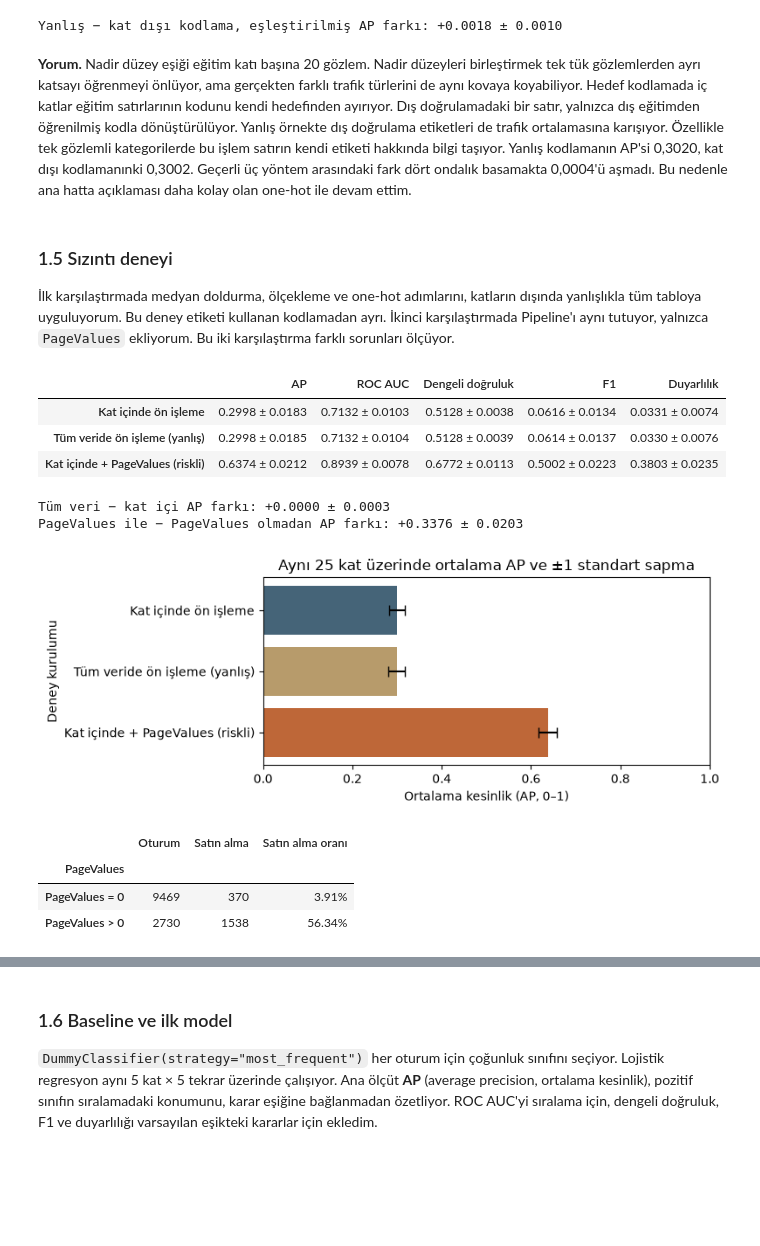
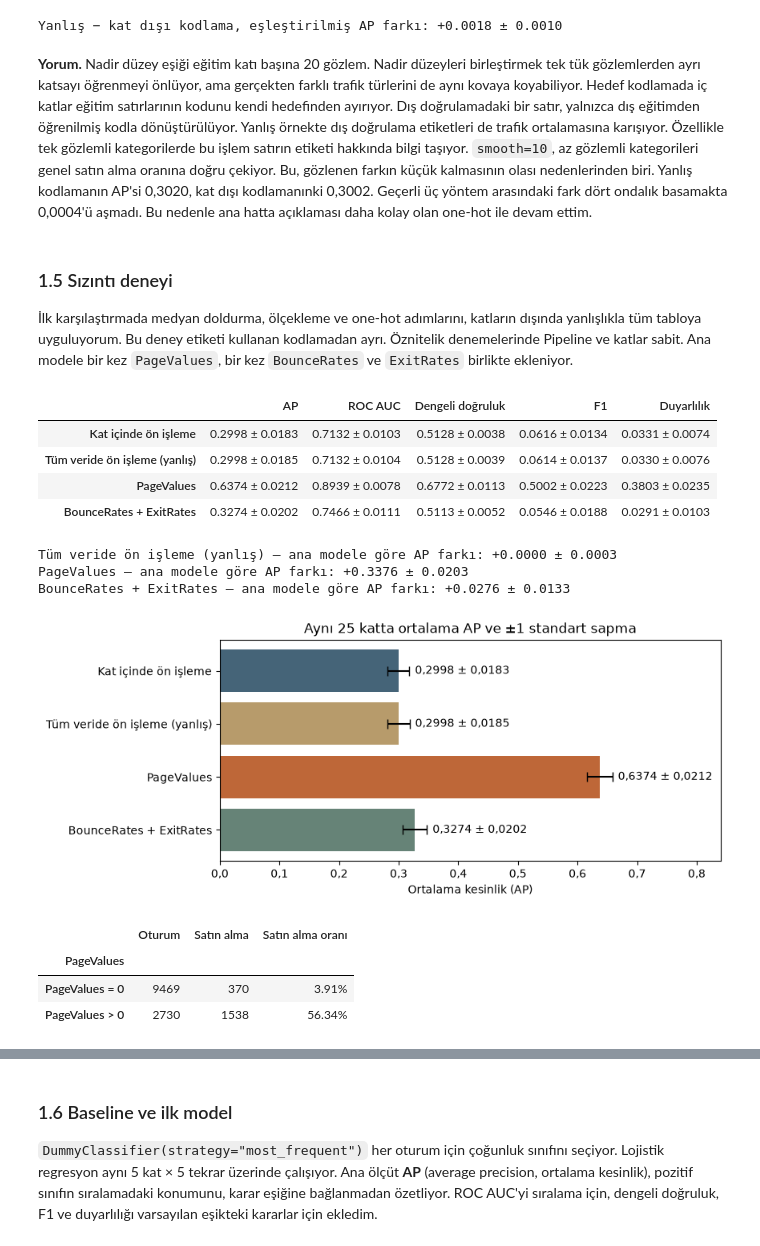
Before and after one commit to EmircanDemirTR/bil545-online-alisveris, a Jupyter notebook: proje1/BIL545_Proje1_EmircanDemir.ipynb, the cells around one changed output, grey strips where cells are left out. Saved outputs shown, nothing was run; the diff lists cells and outputs as text; code cells hidden in the pictures; blank space fills up the shorter version.

```diff
--- a/proje1/BIL545_Proje1_EmircanDemir.ipynb
+++ b/proje1/BIL545_Proje1_EmircanDemir.ipynb
@@ -415,55 +421,58 @@ print("Yanlış − kat dışı kodlama, eşleştirilmiş AP farkı:",
 | Tüm etiketlerle hedef kodlama (ya... | 0.3020 ± 0.0182 | 0.7153 ± 0.0107 | 0.5114 ± 0.0040 | 0.0562 ± 0.0136 | 0.0301 ± 0.0075 |
 Yanlış − kat dışı kodlama, eşleştirilmiş AP farkı: +0.0018 ± 0.0010
 # %% [markdown]
-**Yorum.** Nadir düzey eşiği eğitim katı başına 20 gözlem. Nadir düzeyleri birleştirmek tek tük gözlemlerden ayrı katsayı öğrenmeyi önlüyor, ama gerçekten farklı trafik türlerini de aynı kovaya koyabiliyor. Hedef kodlamada iç katlar eğitim satırlarının kodunu kendi hedefinden ayırıyor. Dış doğrulamadaki bir satır, yalnızca dış eğitimden öğrenilmiş kodla dönüştürülüyor. Yanlış örnekte dış doğrulama etiketleri de trafik ortalamasına karışıyor. Özellikle tek gözlemli kategorilerde bu işlem satırın kendi etiketi hakkında bilgi taşıyor. Yanlış kodlamanın AP'si 0,3020, kat dışı kodlamanınki 0,3002. Geçerli üç yöntem arasındaki fark dört ondalık basamakta 0,0004'ü aşmadı. Bu nedenle ana hatta açıklaması daha kolay olan one-hot ile devam ettim.
+**Yorum.** Nadir düzey eşiği eğitim katı başına 20 gözlem. Nadir düzeyleri birleştirmek tek tük gözlemlerden ayrı katsayı öğrenmeyi önlüyor, ama gerçekten farklı trafik türlerini de aynı kovaya koyabiliyor. Hedef kodlamada iç katlar eğitim satırlarının kodunu kendi hedefinden ayırıyor. Dış doğrulamadaki bir satır, yalnızca dış eğitimden öğrenilmiş kodla dönüştürülüyor. Yanlış örnekte dış doğrulama etiketleri de trafik ortalamasına karışıyor. Özellikle tek gözlemli kategorilerde bu işlem satırın etiketi hakkında bilgi taşıyor. `smooth=10`, az gözlemli kategorileri genel satın alma oranına doğru çekiyor. Bu, gözlenen farkın küçük kalmasının olası nedenlerinden biri. Yanlış kodlamanın AP'si 0,3020, kat dışı kodlamanınki 0,3002. Geçerli üç yöntem arasındaki fark dört ondalık basamakta 0,0004'ü aşmadı. Bu nedenle ana hatta açıklaması daha kolay olan one-hot ile devam ettim.
 # %% [markdown]
 ### 1.5 Sızıntı deneyi
 
-İlk karşılaştırmada medyan doldurma, ölçekleme ve one-hot adımlarını, katların dışında yanlışlıkla tüm tabloya uyguluyorum. Bu deney etiketi kullanan kodlamadan ayrı. İkinci karşılaştırmada Pipeline'ı aynı tutuyor, yalnızca `PageValues` ekliyorum. Bu iki karşılaştırma farklı sorunları ölçüyor.
+İlk karşılaştırmada medyan doldurma, ölçekleme ve one-hot adımlarını, katların dışında yanlışlıkla tüm tabloya uyguluyorum. Bu deney etiketi kullanan kodlamadan ayrı. Öznitelik denemelerinde Pipeline ve katlar sabit. Ana modele bir kez `PageValues`, bir kez `BounceRates` ve `ExitRates` birlikte ekleniyor.
 # %%
 # Bilerek yanlış: StandardScaler ve kodlayıcı test katının X değerlerini görüyor.
 all_preprocessed = preprocessing().fit_transform(X)
 global_score = fold_scores(LogisticRegression(max_iter=1000), all_preprocessed)
 
-page_value_score = fold_scores(
-    logistic(preprocessing(extra_numeric=["PageValues"])),
-    X.assign(PageValues=df_clean["PageValues"]),
-)
 correct_score = encoding_scores["One-hot"]
 leakage_scores = {
     "Kat içinde ön işleme": correct_score,
     "Tüm veride ön işleme (yanlış)": global_score,
-    "Kat içinde + PageValues (riskli)": page_value_score,
 }
+for columns in (["PageValues"], ["BounceRates", "ExitRates"]):
+    model = logistic(preprocessing(extra_numeric=columns))
+    leakage_scores[" + ".join(columns)] = fold_scores(model, df_clean[features + columns])
+
 display(score_summary(leakage_scores))
-print("Tüm veri − kat içi AP farkı:", paired_ap(correct_score, global_score))
-print("PageValues ile − PageValues olmadan AP farkı:", paired_ap(correct_score, page_value_score))
+for name, scores in list(leakage_scores.items())[1:]:
+    print(f"{name} — ana modele göre AP farkı:", paired_ap(correct_score, scores))
 
-means = [table["AP"].mean() for table in leakage_scores.values()]
-stds = [table["AP"].std() for table in leakage_scores.values()]
-fig, ax = plt.subplots(figsize=(8, 3.1))
-ax.barh(list(leakage_scores), means, xerr=stds, capsize=4,
-        color=["#456478", "#b79b6b", "#be6738"])
+means = [scores["AP"].mean() for scores in leakage_scores.values()]
+stds = [scores["AP"].std() for scores in leakage_scores.values()]
+fig, ax = plt.subplots(figsize=(8.5, 3.5), layout="constrained")
+bars = ax.barh(list(leakage_scores), means, xerr=stds, capsize=4,
+               color=["#456478", "#b79b6b", "#be6738", "#668377"])
+ap_labels = [f"{mean:.4f} ± {std:.4f}".replace(".", ",") for mean, std in zip(means, stds)]
+ax.bar_label(bars, labels=ap_labels, padding=5)
 ax.invert_yaxis()
-ax.set(xlabel="Ortalama kesinlik (AP, 0–1)", ylabel="Deney kurulumu",
-       title="Aynı 25 kat üzerinde ortalama AP ve ±1 standart sapma", xlim=(0, 1))
-plt.tight_layout()
+ax.set(xlabel="Ortalama kesinlik (AP)", xlim=(0, 0.84),
+       title="Aynı 25 katta ortalama AP ve ±1 standart sapma")
+ax.xaxis.set_major_formatter(lambda value, _: f"{value:.1f}".replace(".", ","))
 plt.show()
 
 page_groups = (
     df_clean.groupby(df_clean["PageValues"].gt(0))[target].agg(["size", "sum", "mean"])
     .rename(index={False: "PageValues = 0", True: "PageValues > 0"},
             columns={"size": "Oturum", "sum": "Satın alma", "mean": "Satın alma oranı"})
 )
 display(page_groups.style.format({"Satın alma oranı": "{:.2%}"}))
 # %% [output]
 |  | AP | ROC AUC | Dengeli doğruluk | F1 | Duyarlılık |
 | Kat içinde ön işleme | 0.2998 ± 0.0183 | 0.7132 ± 0.0103 | 0.5128 ± 0.0038 | 0.0616 ± 0.0134 | 0.0331 ± 0.0074 |
 | Tüm veride ön işleme (yanlış) | 0.2998 ± 0.0185 | 0.7132 ± 0.0104 | 0.5128 ± 0.0039 | 0.0614 ± 0.0137 | 0.0330 ± 0.0076 |
-| Kat içinde + PageValues (riskli) | 0.6374 ± 0.0212 | 0.8939 ± 0.0078 | 0.6772 ± 0.0113 | 0.5002 ± 0.0223 | 0.3803 ± 0.0235 |
+| PageValues | 0.6374 ± 0.0212 | 0.8939 ± 0.0078 | 0.6772 ± 0.0113 | 0.5002 ± 0.0223 | 0.3803 ± 0.0235 |
+| BounceRates + ExitRates | 0.3274 ± 0.0202 | 0.7466 ± 0.0111 | 0.5113 ± 0.0052 | 0.0546 ± 0.0188 | 0.0291 ± 0.0103 |
-Tüm veri − kat içi AP farkı: +0.0000 ± 0.0003
-PageValues ile − PageValues olmadan AP farkı: +0.3376 ± 0.0203
+Tüm veride ön işleme (yanlış) — ana modele göre AP farkı: +0.0000 ± 0.0003
+PageValues — ana modele göre AP farkı: +0.3376 ± 0.0203
+BounceRates + ExitRates — ana modele göre AP farkı: +0.0276 ± 0.0133
-[figure, old version]
+[figure, new version]
 |  | Oturum | Satın alma | Satın alma oranı |
 | PageValues |  |  |  |
 | PageValues = 0 | 9469 | 370 | 3.91% |
```
Also changed, not shown: parts of 10 cells of this notebook.
